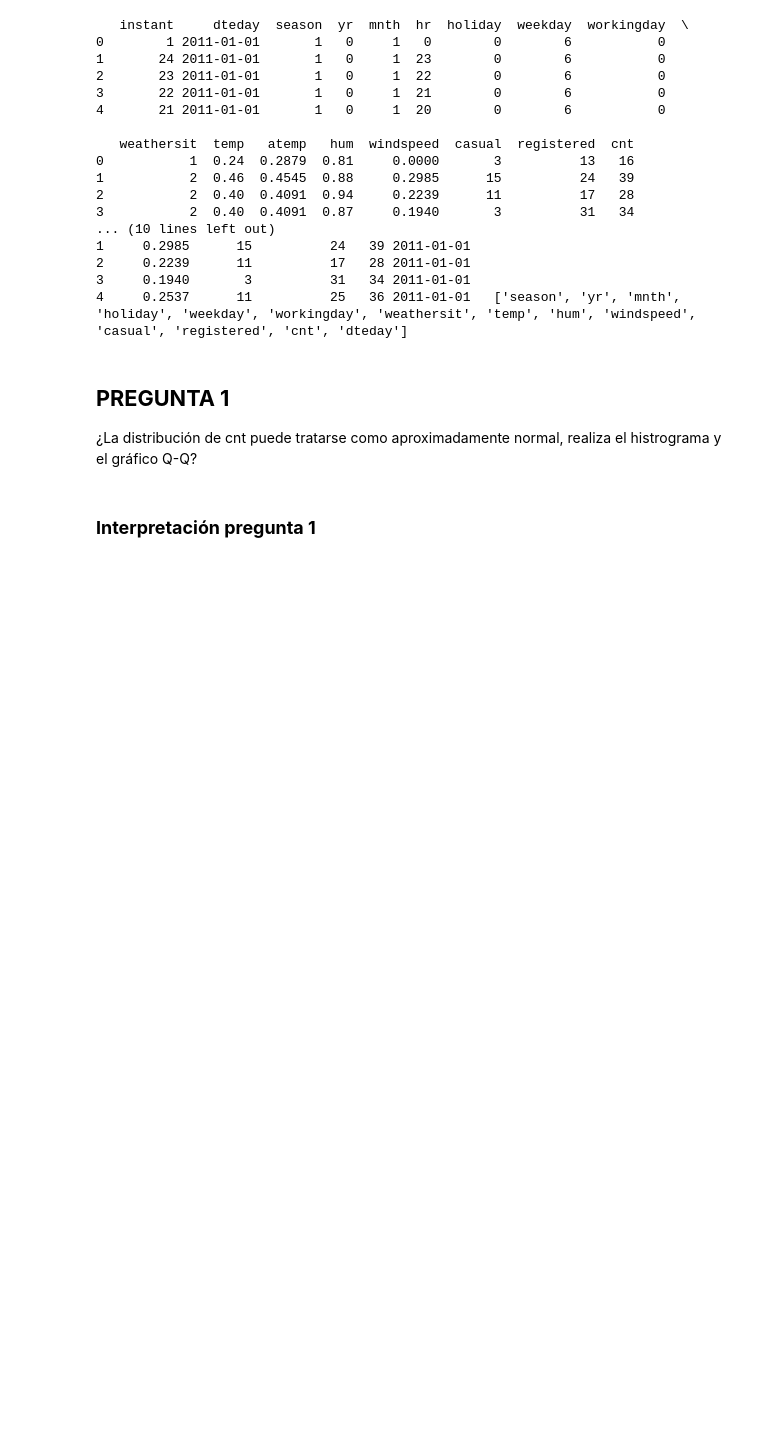
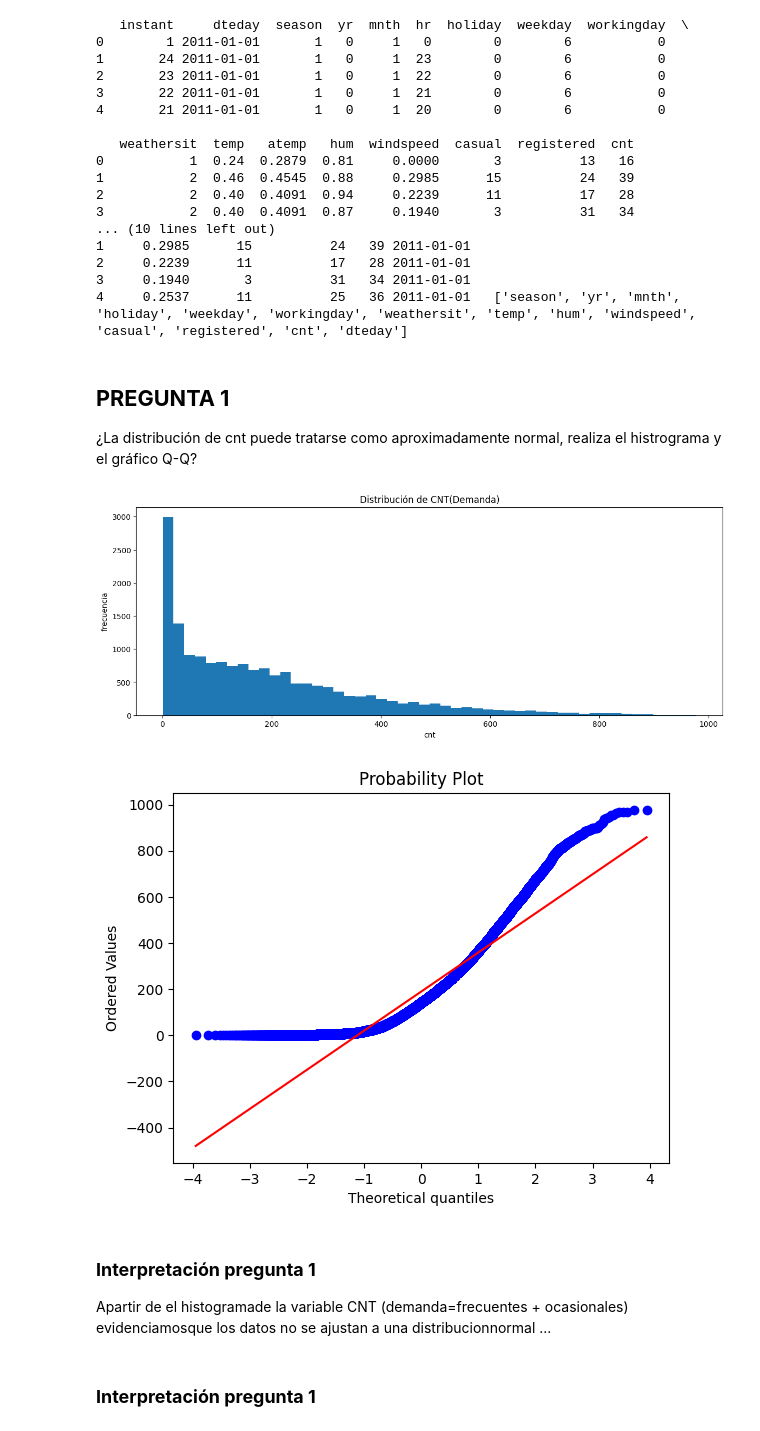
Before and after one commit to juliansvalenciav-tech/Bici-al-Trabajo-2026, a Jupyter notebook: Taller_Bici_al_Trabajo.ipynb, the cells around one changed output. Saved outputs shown, nothing was run; the diff lists cells and outputs as text; code cells hidden in the pictures; blank space fills up the shorter version.

```diff
--- a/Taller_Bici_al_Trabajo.ipynb
+++ b/Taller_Bici_al_Trabajo.ipynb
@@ -113,3 +108,21 @@ plt.figure(figsize=(14, 5))
+# %%
+# 1. Visualización
+plt.figure(figsize=(14, 5))
+plt.hist(df["cnt"], bins=50) # Use plt.hist instead of histograma
+plt.title("Distribución de CNT(Demanda)")
+plt.xlabel("cnt")
+plt.ylabel("frecuencia")
+plt.show()
+
+qplot = stats.probplot(df["cnt"], dist="norm",plot=plt)
+plt.show()
+# %% [output]
+[figure, added]
+[figure, added]
+# %% [markdown]
+### **Interpretación pregunta 1**
+Apartir de el histogramade la variable CNT (demanda=frecuentes + ocasionales)
+evidenciamosque los datos no se ajustan a una distribucionnormal ...
 # %% [markdown]
 ### **Interpretación pregunta 1**
 # %% [markdown]
```
Also changed, not shown: parts of 11 cells of this notebook.
